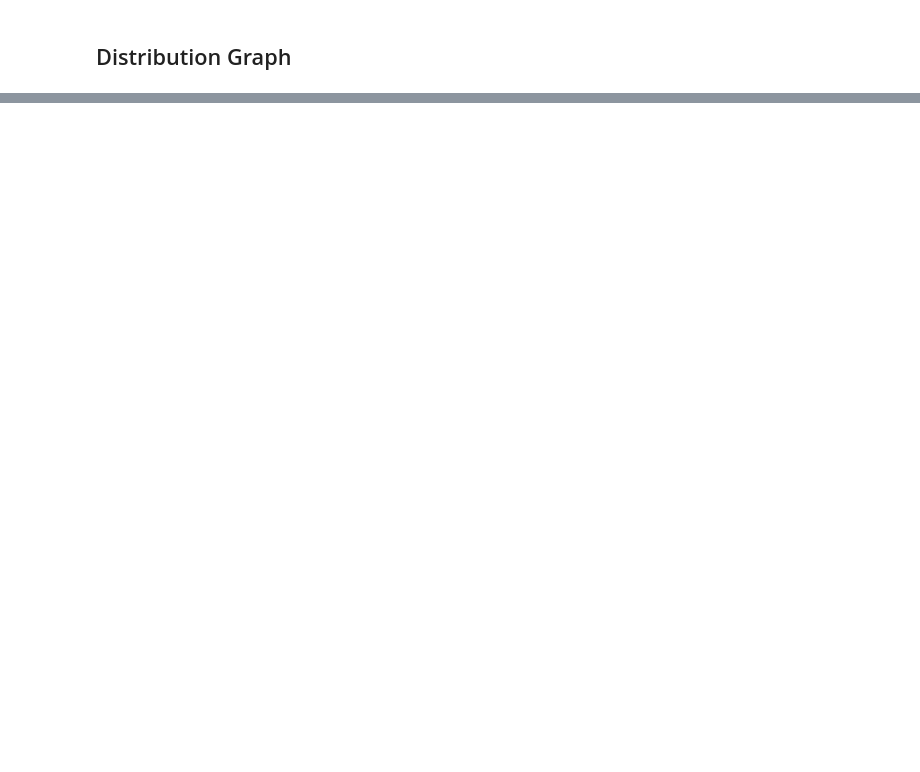
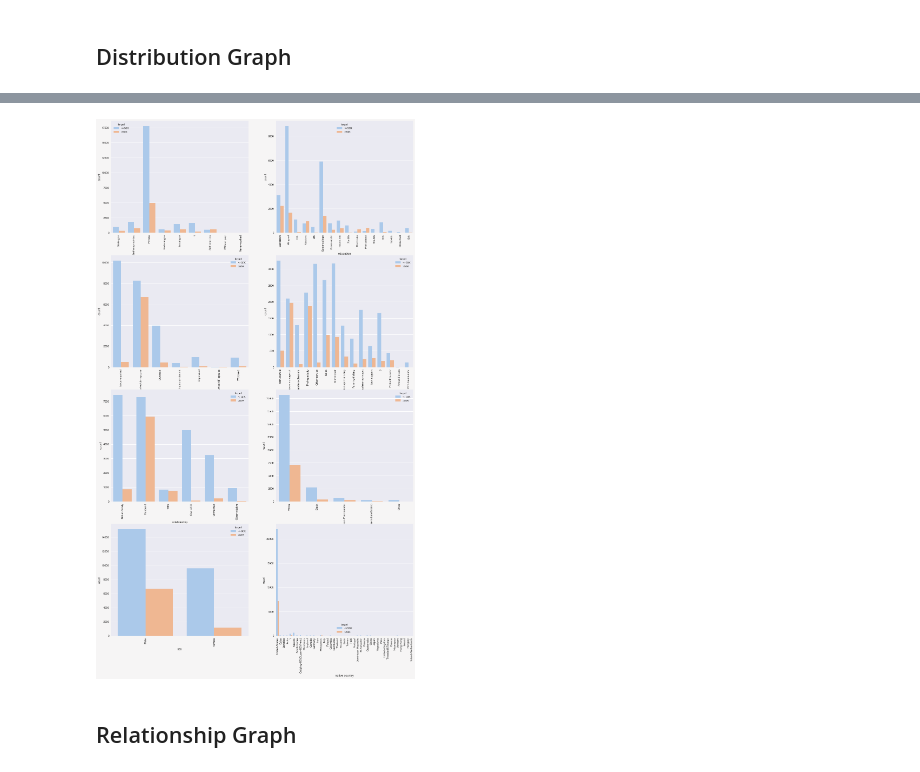
Before and after one commit to erwinleonardy/machine-learning, a Jupyter notebook: adult/erwin/erwin-adult.ipynb, the cells around one changed output, grey strips where cells are left out. Cells and saved outputs as stored; diff of their text form; code cells hidden in the pictures; blank space fills up the shorter version.

```diff
--- a/adult/erwin/erwin-adult.ipynb
+++ b/adult/erwin/erwin-adult.ipynb
@@ -301,0 +307,10 @@ From the graph above, we can draw the following conclusions:
+# %%
+fig, ax = plt.subplots(4, 2, figsize=(20, 35))
+for col, subplot in zip(CAT_COLUMNS, ax.flatten()):
+    sns.countplot(data=df, x=col, ax=subplot, hue="target")
+    for label in subplot.get_xticklabels():
+        label.set_rotation(90)
+# %% [output]
+[figure, added]
+# %% [markdown]
+## Relationship Graph
```
Also changed, not shown: parts of 18 cells of this notebook.
